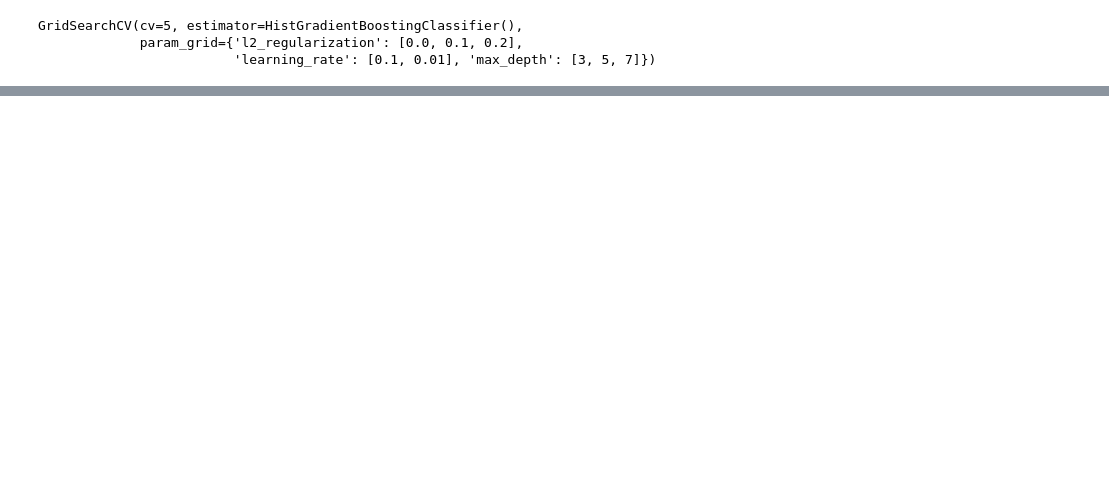
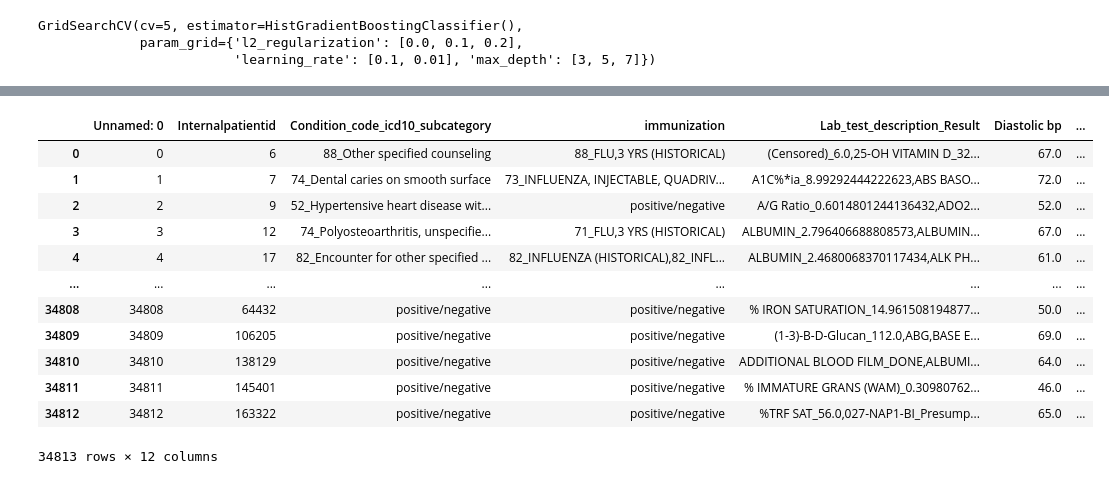
Before and after one commit to nisha1365/precisionFDA, a Jupyter notebook: modelbuilding.ipynb, the cells around one changed output, grey strips where cells are left out. Saved outputs shown, nothing was run; the diff lists cells and outputs as text; code cells hidden in the pictures; blank space fills up the shorter version.

```diff
--- a/modelbuilding.ipynb
+++ b/modelbuilding.ipynb
@@ -227,0 +252,17 @@ Confusion Matrix:
+# %%
+df_test = pd.read_csv('/content/whole_df_test.csv')
+df_test
+# %% [output]
+|  | Unnamed: 0 | Internalpatientid | Condition_code_icd10_subcategory | immunization | Lab_test_description_Result | Diastolic bp | ... |
+| 0 | 0 | 6 | 88_Other specified counseling | 88_FLU,3 YRS (HISTORICAL) | (Censored)_6.0,25-OH VITAMIN D_32... | 67.0 | ... |
+| 1 | 1 | 7 | 74_Dental caries on smooth surface | 73_INFLUENZA, INJECTABLE, QUADRIV... | A1C%*ia_8.99292444222623,ABS BASO... | 72.0 | ... |
+| 2 | 2 | 9 | 52_Hypertensive heart disease wit... | positive/negative | A/G Ratio_0.6014801244136432,ADO2... | 52.0 | ... |
+| 3 | 3 | 12 | 74_Polyosteoarthritis, unspecifie... | 71_FLU,3 YRS (HISTORICAL) | ALBUMIN_2.796406688808573,ALBUMIN... | 67.0 | ... |
+| 4 | 4 | 17 | 82_Encounter for other specified ... | 82_INFLUENZA (HISTORICAL),82_INFL... | ALBUMIN_2.4680068370117434,ALK PH... | 61.0 | ... |
+| ... | ... | ... | ... | ... | ... | ... | ... |
+| 34808 | 34808 | 64432 | positive/negative | positive/negative | % IRON SATURATION_14.961508194877... | 50.0 | ... |
+| 34809 | 34809 | 106205 | positive/negative | positive/negative | (1-3)-B-D-Glucan_112.0,ABG,BASE E... | 69.0 | ... |
+| 34810 | 34810 | 138129 | positive/negative | positive/negative | ADDITIONAL BLOOD FILM_DONE,ALBUMI... | 64.0 | ... |
+| 34811 | 34811 | 145401 | positive/negative | positive/negative | % IMMATURE GRANS (WAM)_0.30980762... | 46.0 | ... |
+| 34812 | 34812 | 163322 | positive/negative | positive/negative | %TRF SAT_56.0,027-NAP1-BI_Presump... | 65.0 | ... |
+34813 rows × 12 columns
```
Also changed, not shown: parts of 23 cells of this notebook.
